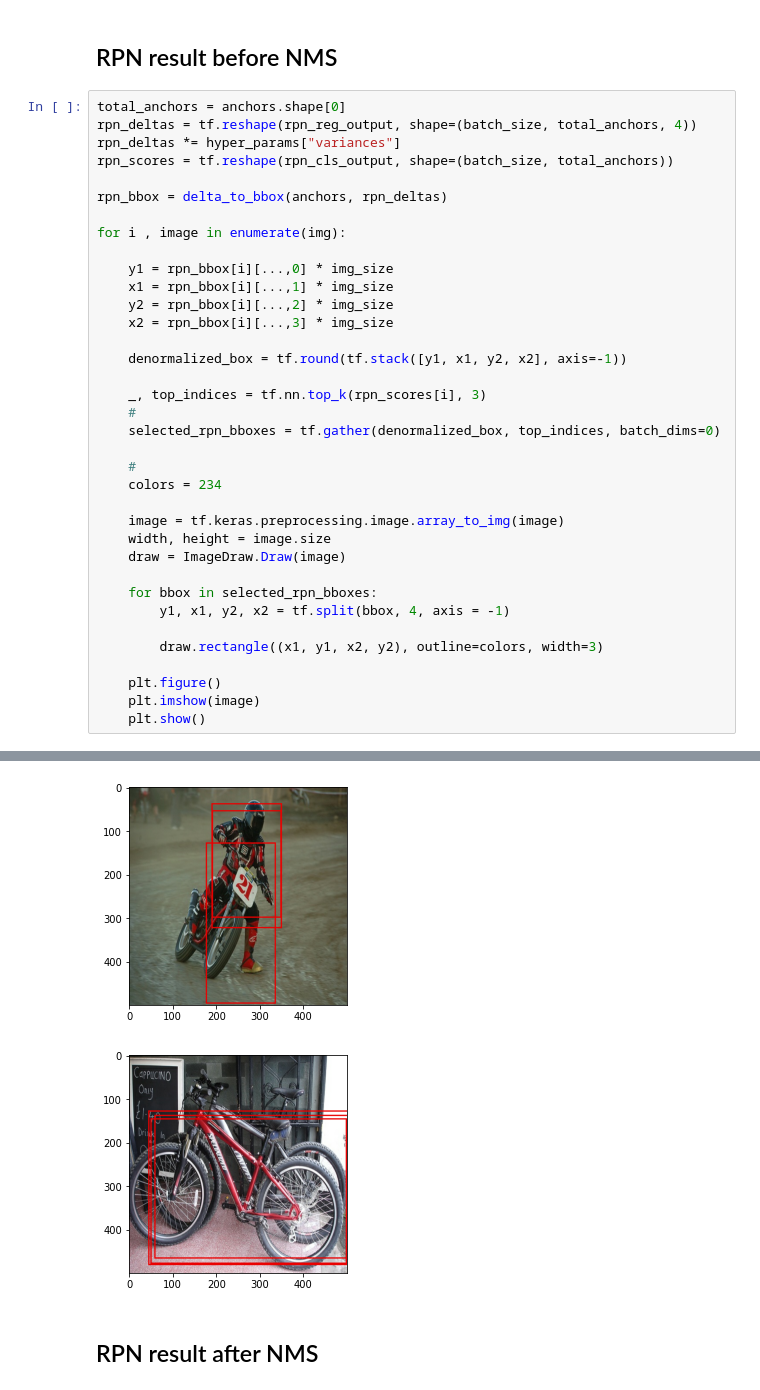
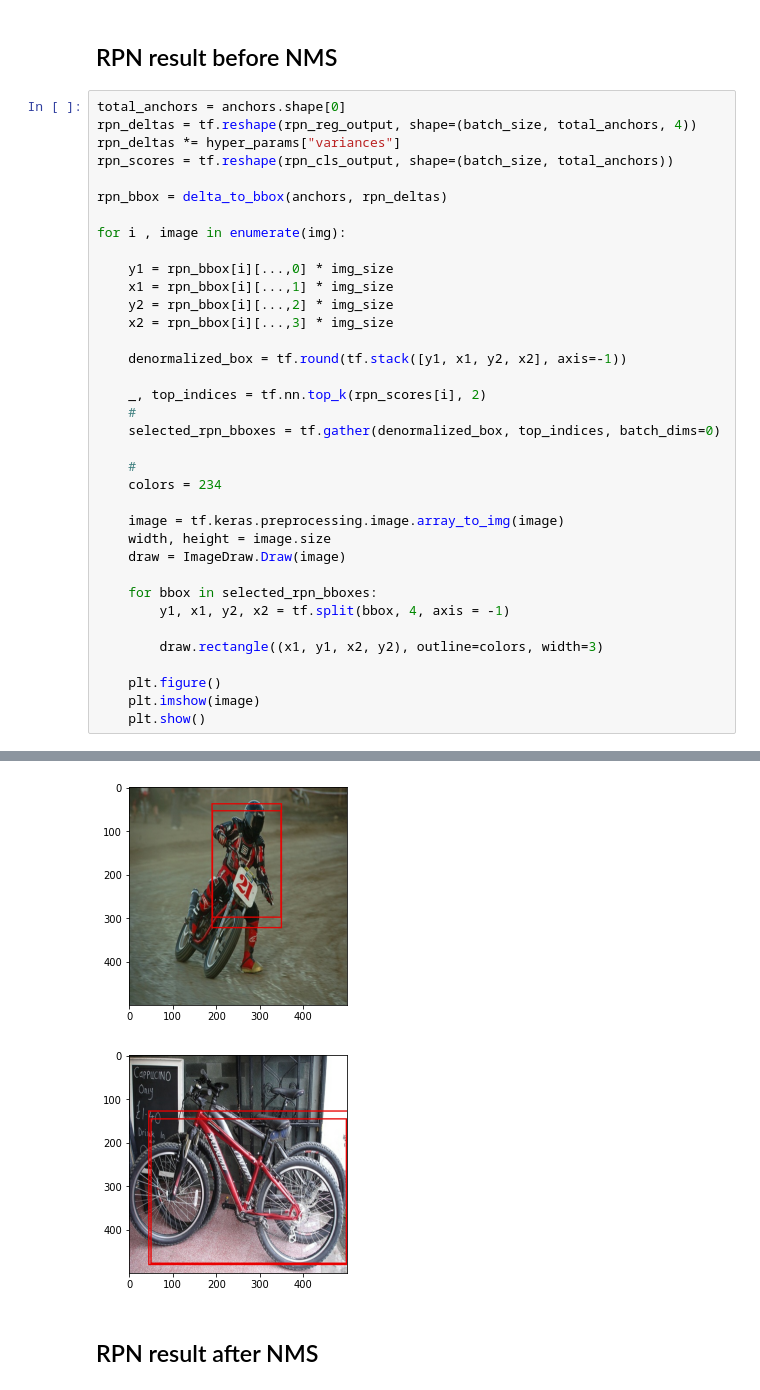
Before and after one commit to wonhyung64/faster_rcnn, a Jupyter notebook: rpn_code.ipynb, the cells around one changed output, grey strips where cells are left out. Drawn from its saved outputs; the diff is of its cells as text.

```diff
--- a/rpn_code.ipynb
+++ b/rpn_code.ipynb
@@ -493,7 +491,7 @@ for i , image in enumerate(img):
 
     denormalized_box = tf.round(tf.stack([y1, x1, y2, x2], axis=-1))
 
-    _, top_indices = tf.nn.top_k(rpn_scores[i], 3)
+    _, top_indices = tf.nn.top_k(rpn_scores[i], 2)
     #
     selected_rpn_bboxes = tf.gather(denormalized_box, top_indices, batch_dims=0)
 
@@ -518,5 +516,5 @@ for i , image in enumerate(img):
-[figure, old version]
+[figure, new version]
-[figure, old version]
+[figure, new version]
 # %% [markdown]
 ## RPN result after NMS
 # %%
```
Also changed, not shown: parts of 2 cells of this notebook.
